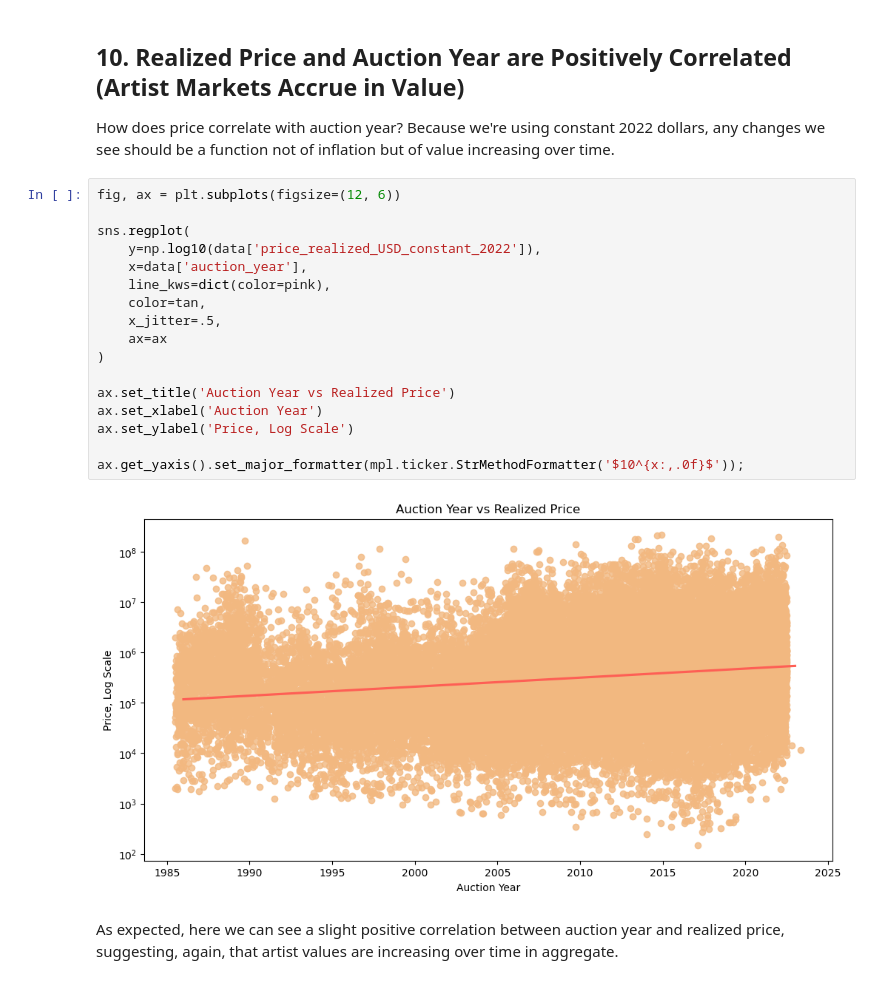
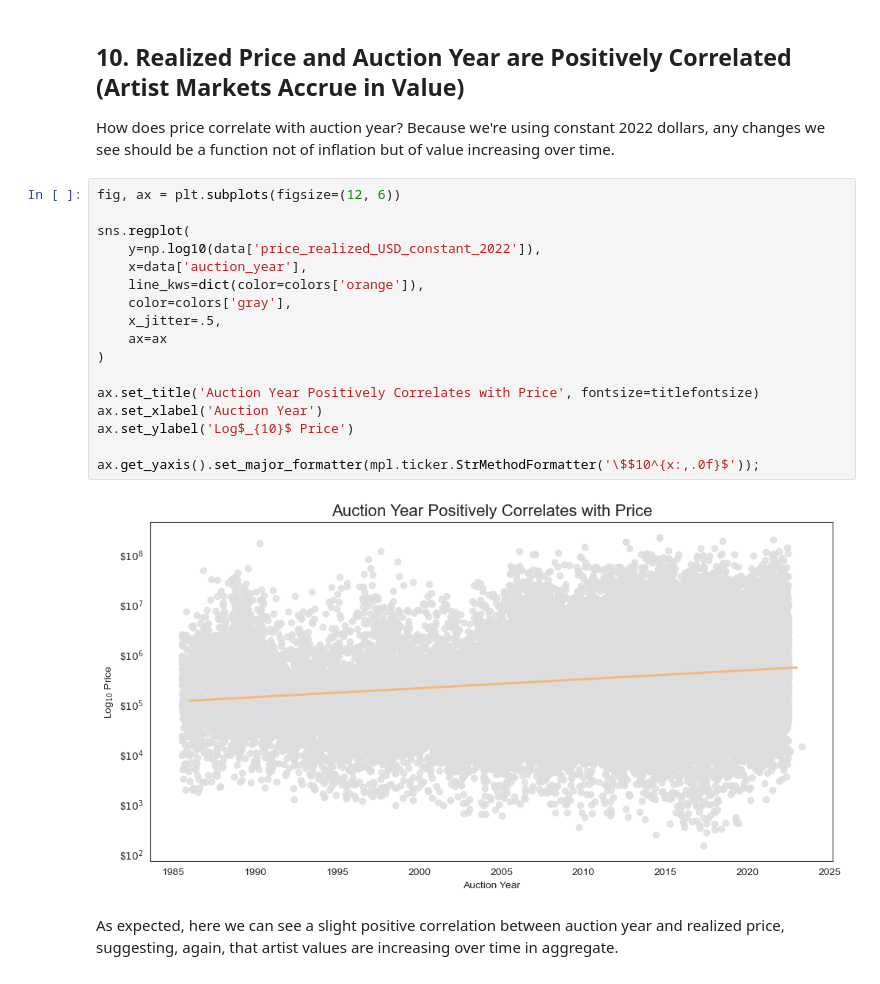
Before and after one commit to zrottman/art_auction, a Jupyter notebook: 03-01_EDA.ipynb, the cells around one changed output. Saved outputs shown, nothing was run; the diff lists cells and outputs as text.

```diff
--- a/03-01_EDA.ipynb
+++ b/03-01_EDA.ipynb
@@ -750,22 +811,22 @@ How does price correlate with auction year? Because we're using constant 2022 do
 # %%
 fig, ax = plt.subplots(figsize=(12, 6))
 
 sns.regplot(
     y=np.log10(data['price_realized_USD_constant_2022']),
     x=data['auction_year'],
-    line_kws=dict(color=pink),
-    color=tan,
+    line_kws=dict(color=colors['orange']),
+    color=colors['gray'],
     x_jitter=.5,
     ax=ax
 )
 
-ax.set_title('Auction Year vs Realized Price')
+ax.set_title('Auction Year Positively Correlates with Price', fontsize=titlefontsize)
 ax.set_xlabel('Auction Year')
-ax.set_ylabel('Price, Log Scale')
+ax.set_ylabel('Log$_{10}$ Price')
 
-ax.get_yaxis().set_major_formatter(mpl.ticker.StrMethodFormatter('$10^{x:,.0f}$'));
+ax.get_yaxis().set_major_formatter(mpl.ticker.StrMethodFormatter('\$$10^{x:,.0f}$'));
 # %% [output]
-[figure, old version]
+[figure, new version]
 # %% [markdown]
 As expected, here we can see a slight positive correlation between auction year and realized price, suggesting, again, that artist values are increasing over time in aggregate.
 # %% [markdown]
```
Also changed, not shown: parts of 27 cells of this notebook.
